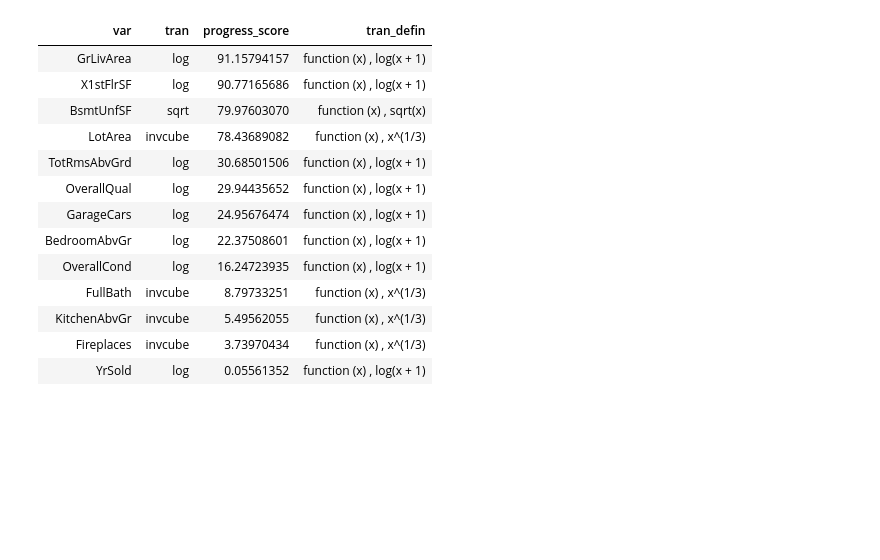
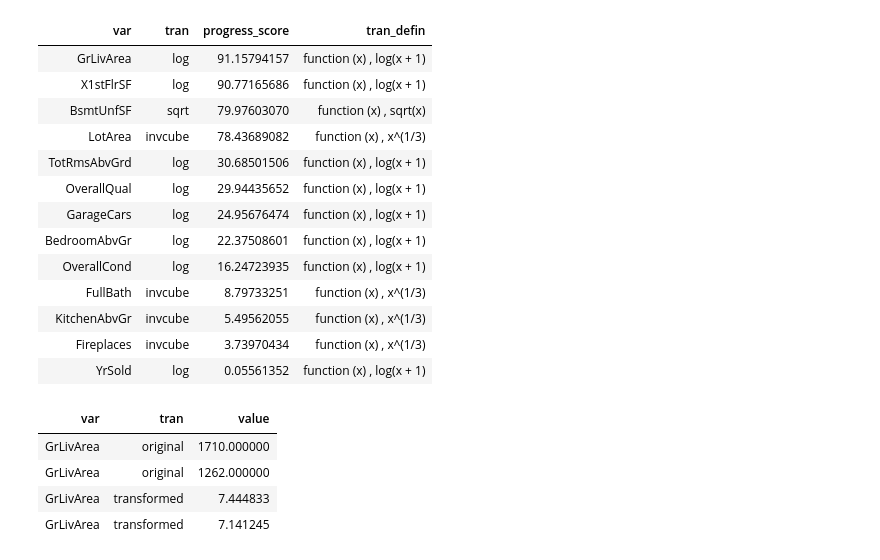
Before and after one commit to MatrixNorm/kaggle, a Jupyter notebook: rbooks/house_prices/DEV_transform_numeric.ipynb, the cells around one changed output. Cells and saved outputs as stored; diff of their text form; code cells hidden in the pictures; blank space fills up the shorter version.

```diff
--- a/rbooks/house_prices/DEV_transform_numeric.ipynb
+++ b/rbooks/house_prices/DEV_transform_numeric.ipynb
@@ -120,0 +119,21 @@ df3
+# %%
+combined_dataset %>%
+select(one_of(transformation_config$var)) %>%
+gather(var, value) %>%
+filter(!is.na(value)) %>%
+inner_join(transformation_config %>% select(var, tran, tran_defin), by='var') %>%
+head(2) %>%
+mutate(
+    value_transformed = map2_dbl(value, tran_defin, function(val, fn) fn(val))
+) %>%
+select(var, value, value_transformed) %>%
+gather(tran, value, -var) %>%
+mutate(
+    tran = ifelse(tran == 'value', 'original', 'transformed')
+)
+# %% [output]
+| var | tran | value |
+| GrLivArea | original | 1710.000000 |
+| GrLivArea | original | 1262.000000 |
+| GrLivArea | transformed | 7.444833 |
+| GrLivArea | transformed | 7.141245 |
```
Also changed, not shown: parts of 2 cells of this notebook, 2 other files.
